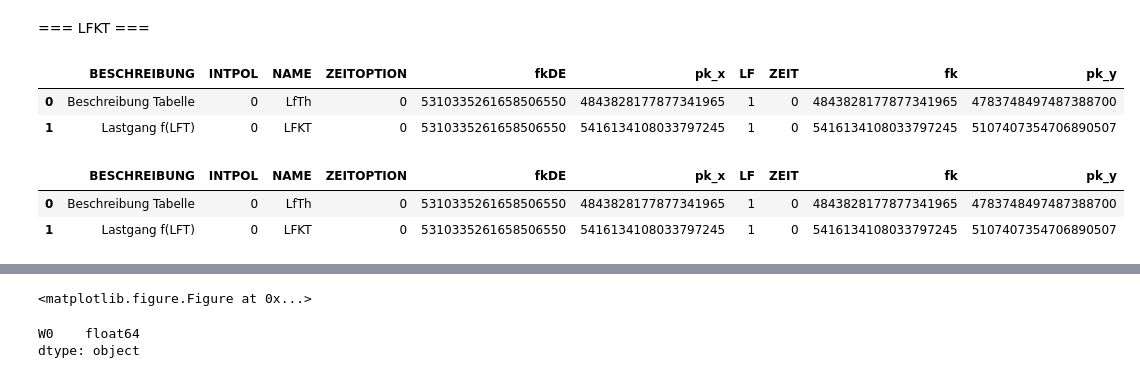
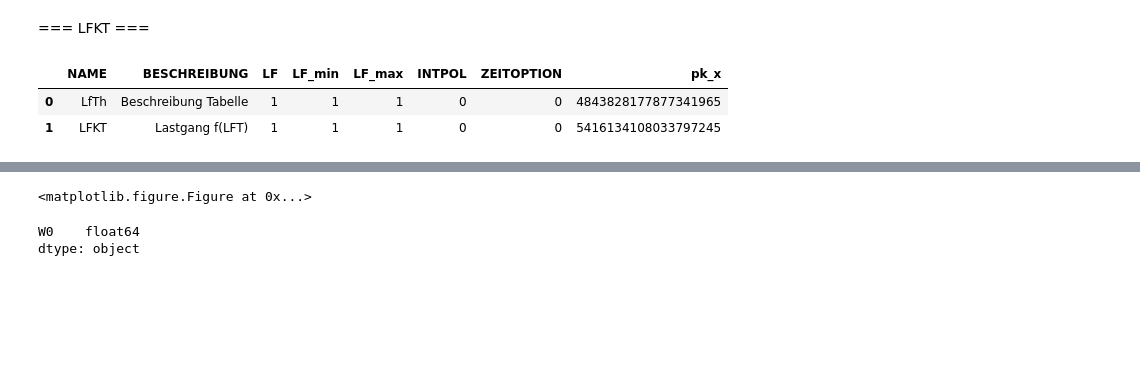
Before and after one commit to aw3s/PT3S, a Jupyter notebook: nb/XmWithPandas.ipynb, the cells around one changed output, grey strips where cells are left out. Saved outputs shown, nothing was run; the diff lists cells and outputs as text; code cells hidden in the pictures; blank space fills up the shorter version.

```diff
--- a/nb/XmWithPandas.ipynb
+++ b/nb/XmWithPandas.ipynb
@@ -11,6 +12,6 @@ vLFKT=pd.merge(xm.dataFrames['LFKT'],xm.dataFrames['LFKT_ROWT'],left_on='pk',rig
 # %%
-vLFKT.head(5)
+xm.vLFKT.head(5)
 # %% [output]
-|  | BESCHREIBUNG | INTPOL | NAME | ZEITOPTION | fkDE | pk_x | LF | ZEIT | fk | pk_y |
-| 0 | Beschreibung Tabelle | 0 | LfTh | 0 | 5310335261658506550 | 4843828177877341965 | 1 | 0 | 4843828177877341965 | 4783748497487388700 |
-| 1 | Lastgang f(LFT) | 0 | LFKT | 0 | 5310335261658506550 | 5416134108033797245 | 1 | 0 | 5416134108033797245 | 5107407354706890507 |
+|  | NAME | BESCHREIBUNG | LF | LF_min | LF_max | INTPOL | ZEITOPTION | pk_x |
+| 0 | LfTh | Beschreibung Tabelle | 1 | 1 | 1 | 0 | 0 | 4843828177877341965 |
+| 1 | LFKT | Lastgang f(LFT) | 1 | 1 | 1 | 0 | 0 | 5416134108033797245 |
@@ -21,6 +17,0 @@ vLFKT['LF']=pd.to_numeric(vLFKT['LF'])
-# %%
-vLFKT.head(5)
-# %% [output]
-|  | BESCHREIBUNG | INTPOL | NAME | ZEITOPTION | fkDE | pk_x | LF | ZEIT | fk | pk_y |
-| 0 | Beschreibung Tabelle | 0 | LfTh | 0 | 5310335261658506550 | 4843828177877341965 | 1 | 0 | 4843828177877341965 | 4783748497487388700 |
-| 1 | Lastgang f(LFT) | 0 | LFKT | 0 | 5310335261658506550 | 5416134108033797245 | 1 | 0 | 5416134108033797245 | 5107407354706890507 |
```
Also changed, not shown: parts of 32 cells of this notebook, 1 other file.
